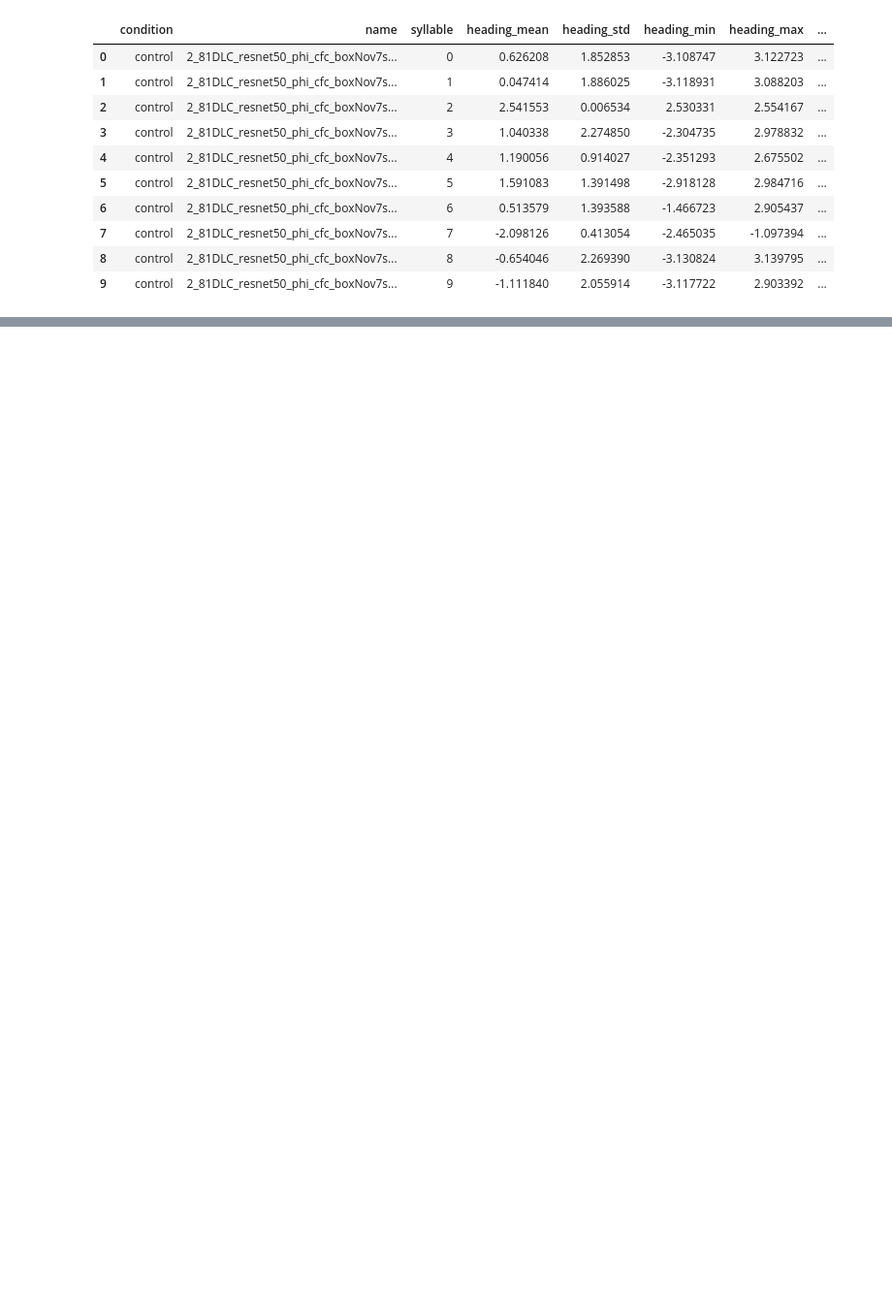
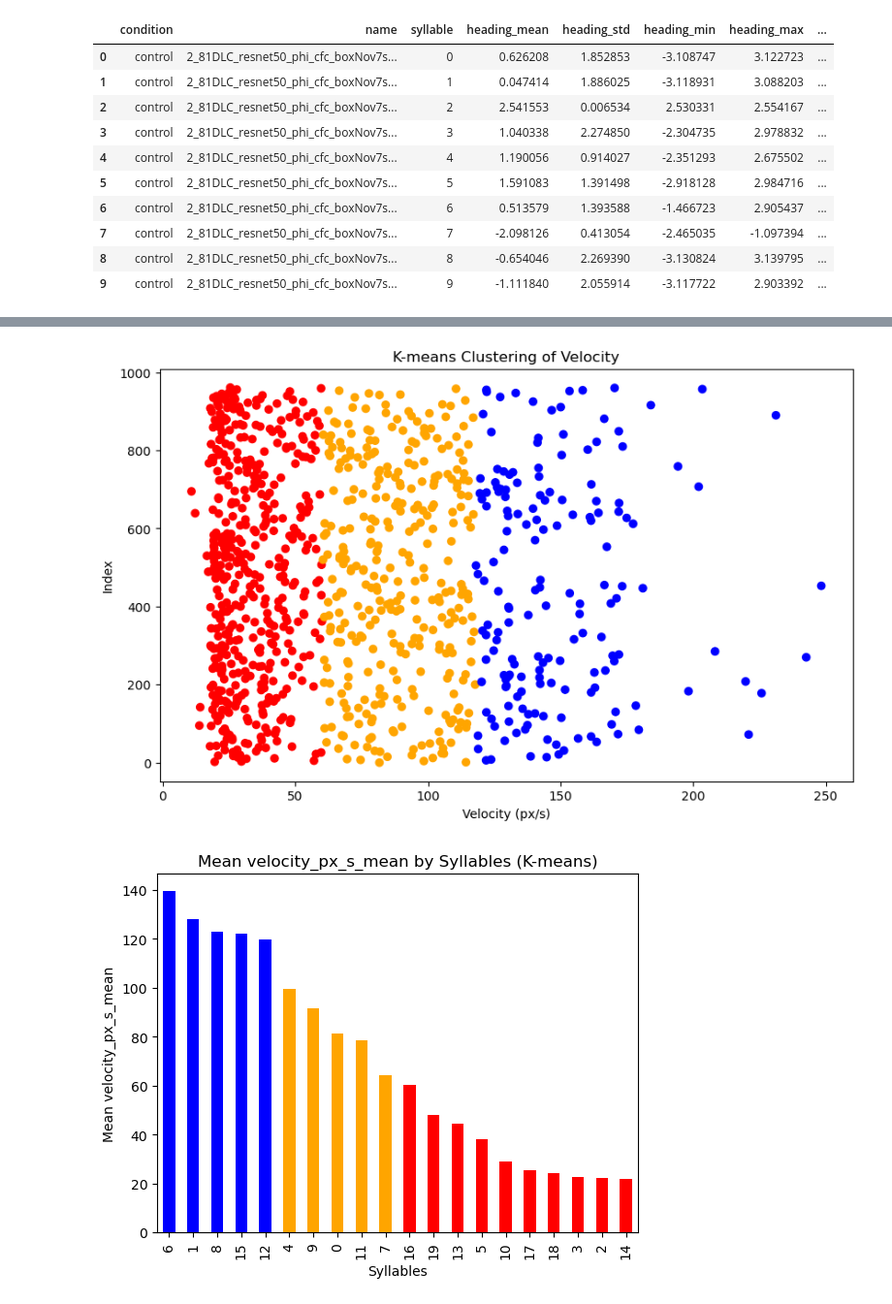
Before and after one commit to GergelyTuri/els_project, a Jupyter notebook: notebooks/novak_analyses/moseq_data_analysis.ipynb, the cells around one changed output, grey strips where cells are left out. Shown at 97% size. Saved outputs shown, nothing was run; the diff lists cells and outputs as text; code cells hidden in the pictures; blank space fills up the shorter version.

```diff
--- a/notebooks/novak_analyses/moseq_data_analysis.ipynb
+++ b/notebooks/novak_analyses/moseq_data_analysis.ipynb
@@ -361,0 +125,41 @@ plt.show()
+# %%
+# k-means clustering for 'velocity_px_s_mean' with separate names
+kmeans = KMeans(n_clusters=3, random_state=0)
+recall1_moseq_data['velocity_cluster'] = kmeans.fit_predict(recall1_moseq_data[['velocity_px_s_mean']])
+
+# Determine which cluster is 'low', 'medium', 'high' based on the centroids
+centroids = kmeans.cluster_centers_.flatten()
+centroid_order = centroids.argsort()
+
+cluster_mapping = {centroid_order[0]: 'low', centroid_order[1]: 'medium', centroid_order[2]: 'high'}
+recall1_moseq_data['velocity_cluster_cat'] = recall1_moseq_data['velocity_cluster'].map(cluster_mapping)
+
+# Determine the majority category for each syllable
+velocity_cluster_syllable_categories = recall1_moseq_data.groupby('syllable')['velocity_cluster_cat'].apply(majority_category).reset_index()
+
+# Merge the majority categories back with the mean velocities
+mean_velocity_cluster = recall1_moseq_data.groupby('syllable')['velocity_px_s_mean'].median().reset_index()
+mean_velocity_cluster = mean_velocity_cluster.merge(velocity_cluster_syllable_categories, on='syllable')
+
+# Plotting the k-means clustering result
+plt.figure(figsize=(10, 6))
+recall1_moseq_data['color'] = recall1_moseq_data['velocity_cluster_cat'].map(colors)
+plt.scatter(recall1_moseq_data['velocity_px_s_mean'], recall1_moseq_data.index, c=recall1_moseq_data['color'])
+plt.xlabel('Velocity (px/s)')
+plt.ylabel('Index')
+plt.title('K-means Clustering of Velocity')
+plt.show()
+
+# Plotting the bar graph with categories for velocity cluster
+mean_velocity_cluster['color'] = mean_velocity_cluster['velocity_cluster_cat'].map(colors)
+mean_velocity_cluster = mean_velocity_cluster.sort_values(by='velocity_px_s_mean', ascending=False)
+mean_velocity_cluster.set_index('syllable')['velocity_px_s_mean'].plot(kind='bar', color=mean_velocity_cluster['color'])
+
+# Set the labels and title
+plt.xlabel('Syllables')
+plt.ylabel('Mean velocity_px_s_mean')
+plt.title('Mean velocity_px_s_mean by Syllables (K-means)')
+plt.show()
+# %% [output]
+[figure, added]
+[figure, added]
```
Also changed, not shown: parts of 11 cells of this notebook, 8 other files.
